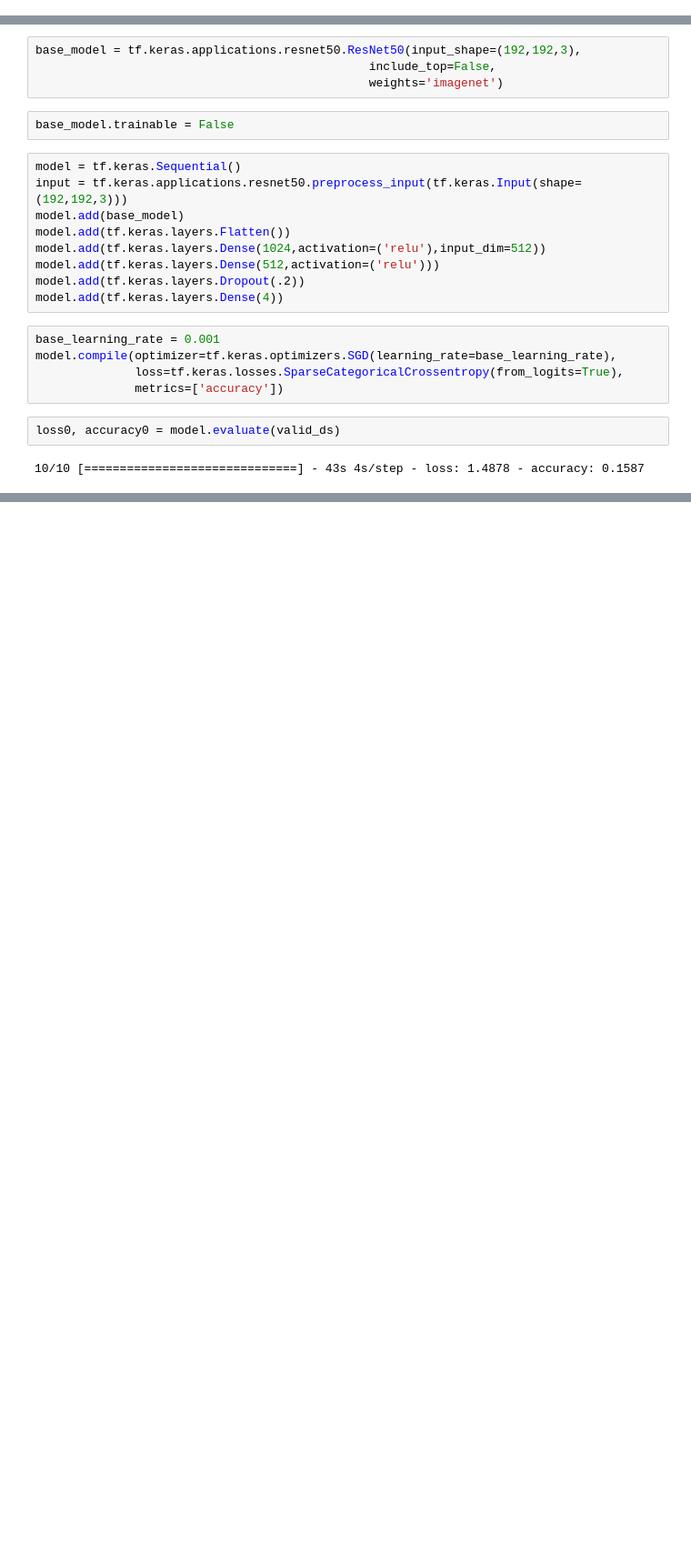
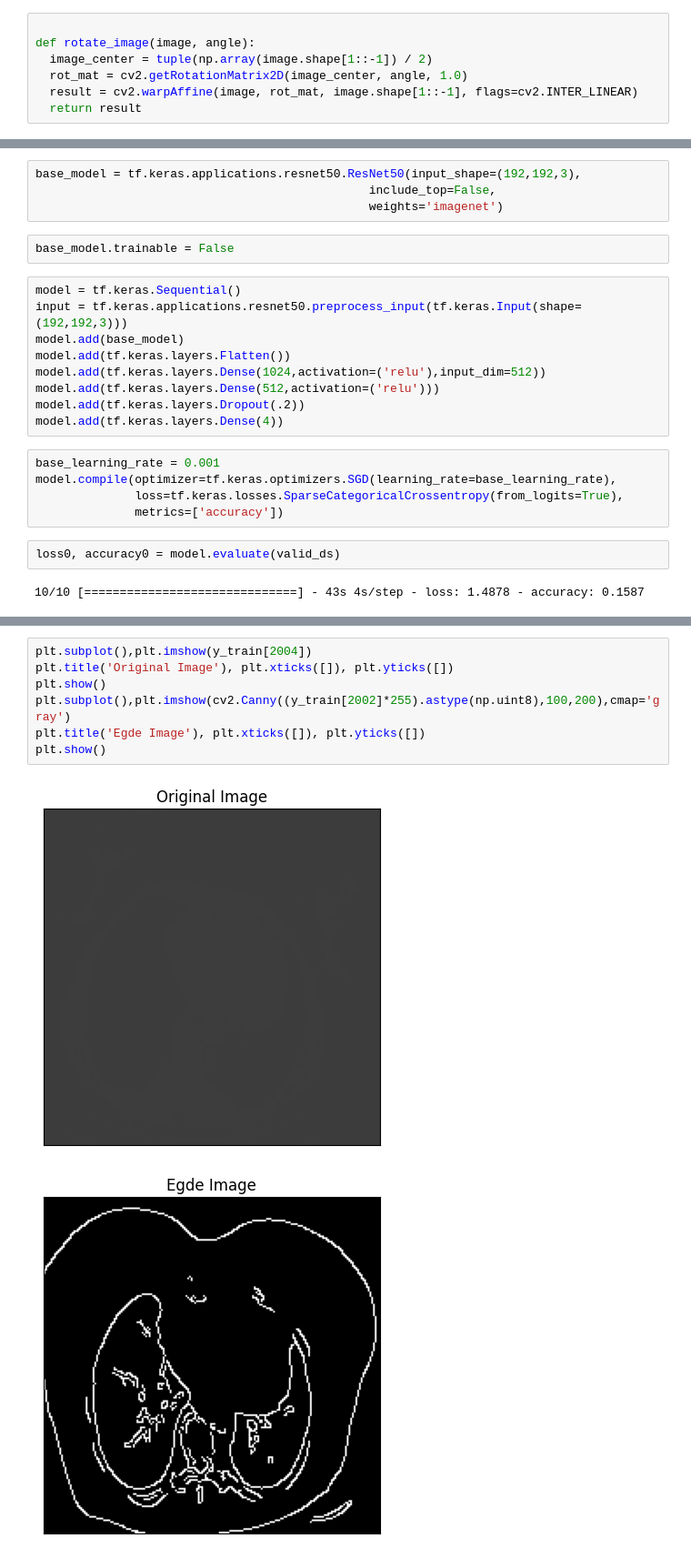
Before and after one commit to goneyacine/CT-Image, a Jupyter notebook: CT_CHEST.ipynb, the cells around one changed output, grey strips where cells are left out. Shown at 91% size. Drawn from its saved outputs; the diff is of its cells as text; blank space fills up the shorter version.

```diff
--- a/CT_CHEST.ipynb
+++ b/CT_CHEST.ipynb
@@ -98,3 +99,10 @@ for file in os.listdir("D:\\Chest Canncer CT Dataset\\Data\\test\\squamous.cell.
     img = cv2.normalize(img, None, 0, 1.0, cv2.NORM_MINMAX, dtype=cv2.CV_32F)
     x_test.append(3)
     y_test.append(img)
+# %%
+
+def rotate_image(image, angle):
+  image_center = tuple(np.array(image.shape[1::-1]) / 2)
+  rot_mat = cv2.getRotationMatrix2D(image_center, angle, 1.0)
+  result = cv2.warpAffine(image, rot_mat, image.shape[1::-1], flags=cv2.INTER_LINEAR)
+  return result
@@ -181,0 +224,10 @@ loss1, accuracy1 = model.evaluate(test_ds)
+# %%
+plt.subplot(),plt.imshow(y_train[2004])
+plt.title('Original Image'), plt.xticks([]), plt.yticks([])
+plt.show()
+plt.subplot(),plt.imshow(cv2.Canny((y_train[2002]*255).astype(np.uint8),100,200),cmap='gray')
+plt.title('Egde Image'), plt.xticks([]), plt.yticks([])
+plt.show()
+# %% [output]
+[figure, added]
+[figure, added]
```
Also changed, not shown: parts of 8 cells of this notebook, 1 other file.
